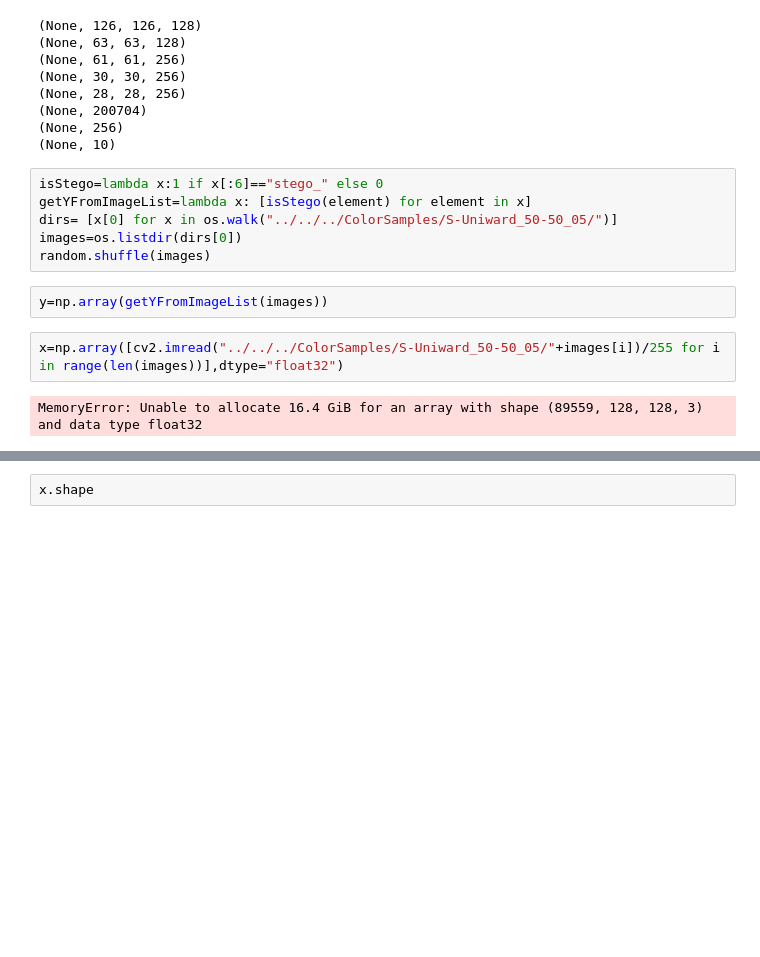
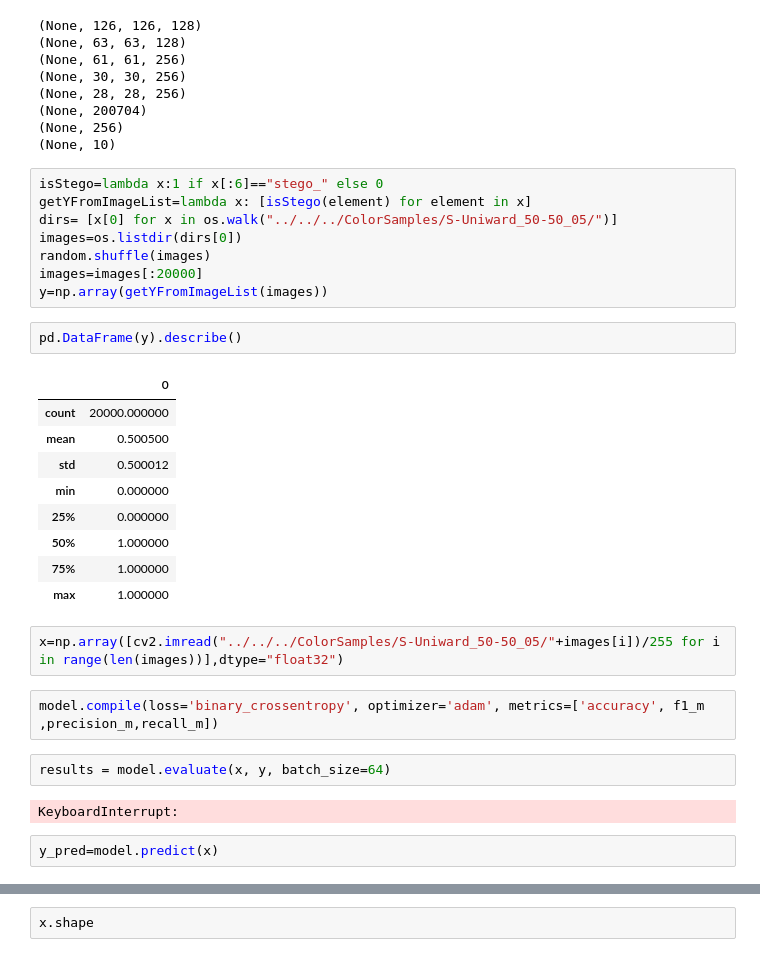
Before and after one commit to intentodemusico/StegianV2, a Jupyter notebook: Python/Modelling/scripts/LoadModel.ipynb, the cells around one changed output, grey strips where cells are left out. Saved outputs shown, nothing was run; the diff lists cells and outputs as text; blank space fills up the shorter version.

```diff
--- a/Python/Modelling/scripts/LoadModel.ipynb
+++ b/Python/Modelling/scripts/LoadModel.ipynb
@@ -60,9 +61,27 @@ getYFromImageList=lambda x: [isStego(element) for element in x]
 dirs= [x[0] for x in os.walk("../../../ColorSamples/S-Uniward_50-50_05/")]
 images=os.listdir(dirs[0])
 random.shuffle(images)
+images=images[:20000]
+y=np.array(getYFromImageList(images))
-# %%
-y=np.array(getYFromImageList(images))
+# %%
+pd.DataFrame(y).describe()
+# %% [output]
+|  | 0 |
+| count | 20000.000000 |
+| mean | 0.500500 |
+| std | 0.500012 |
+| min | 0.000000 |
+| 25% | 0.000000 |
+| 50% | 1.000000 |
+| 75% | 1.000000 |
+| max | 1.000000 |
 # %%
 x=np.array([cv2.imread("../../../ColorSamples/S-Uniward_50-50_05/"+images[i])/255 for i in range(len(images))],dtype="float32")
-# %% [output]
-MemoryError: Unable to allocate 16.4 GiB for an array with shape (89559, 128, 128, 3) and data type float32
+# %%
+model.compile(loss='binary_crossentropy', optimizer='adam', metrics=['accuracy', f1_m ,precision_m,recall_m])
+# %%
+results = model.evaluate(x, y, batch_size=64)
+# %% [output]
+KeyboardInterrupt:
+# %%
+y_pred=model.predict(x)
```
Also changed, not shown: parts of 13 cells of this notebook, 7 other files.
